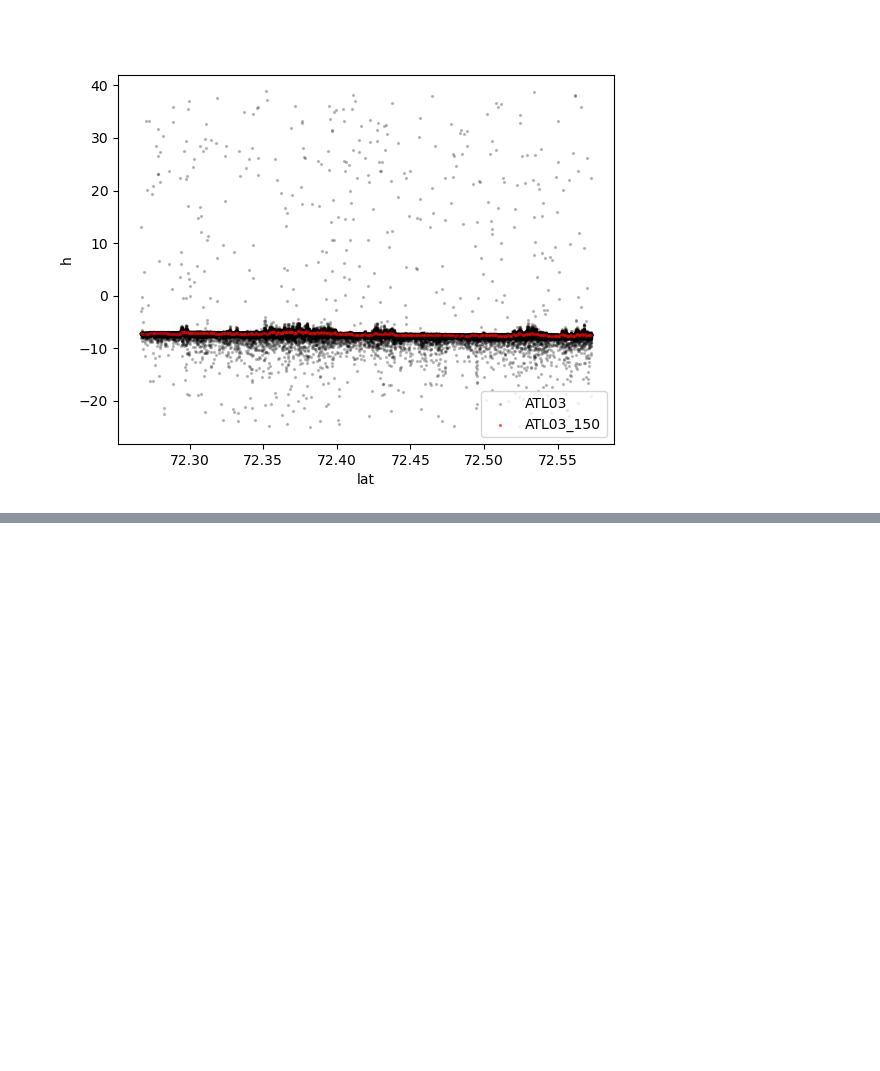
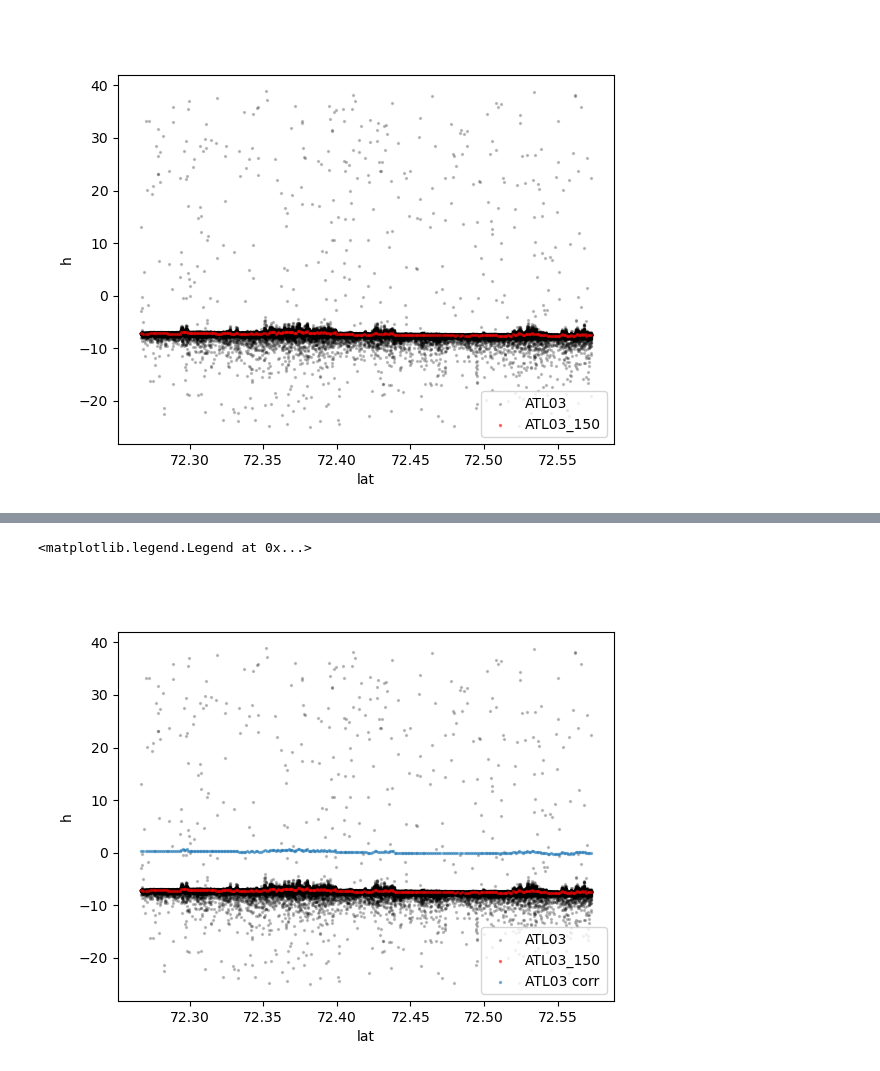
Before and after one commit to ICESAT-2HackWeek/2022Berg, a Jupyter notebook: contributors/isolde/OpenAlt_ATL03.ipynb, the cells around one changed output, grey strips where cells are left out. Cells and saved outputs as stored; diff of their text form; code cells hidden in the pictures; blank space fills up the shorter version.

```diff
--- a/contributors/isolde/OpenAlt_ATL03.ipynb
+++ b/contributors/isolde/OpenAlt_ATL03.ipynb
@@ -65,7 +71,3 @@ plt.legend(loc='lower right')
 # %% [output]
 <matplotlib.legend.Legend at 0x...>
 [figure]
-# %%
-
-mydata = dataCollector(oaurl=url,beam=gtx)
-mydata.requestData()
@@ -73,0 +76,21 @@ mydata.requestData()
+# %%
+# Prepare coordinate transformations between lat/lon and the ATL10 coordinate system
+crs=CRS.from_epsg(3413)
+to_xy_crs=Transformer.from_crs(crs.geodetic_crs, crs)
+to_geo_crs=Transformer.from_crs(crs, crs.geodetic_crs)
+
+# use the glob package to find the ATL11s that we downloaded
+file = 'processed_ATL07-01_20211222044914_13861301_005_01.h5'
+with h5py.File(file,'r') as h5f:
+    try:
+        lat=np.array(h5f['gt2l']['sea_ice_segments']['latitude'])
+        lon=np.array(h5f['gt2l']['sea_ice_segments']['longitude'])
+    except Exception:
+        pass
+    x,y = to_xy_crs.transform(lat, lon)
+    file_xyth={'x':x,'y':y,'lat':lat,'lon':lon,
+               'ocean_tides':np.array(h5f['gt2l']['sea_ice_segments']['geophysical']['height_segment_ocean']),
+               'inverted_barom':np.array(h5f['gt2l']['sea_ice_segments']['geophysical']['height_segment_ib']),
+               'mss':np.array(h5f['gt2l']['sea_ice_segments']['geophysical']['height_segment_mss']),
+               't':np.array(h5f['gt2l']['sea_ice_segments']['delta_time'])}
+    atl07 = pd.DataFrame(data=file_xyth)
@@ -73,0 +115,13 @@ mydata.requestData()
+# %%
+atl03_150['corr_h'] = atl03_150['h']-np.mean(atl07.mss)-np.mean(atl07.inverted_barom)-np.mean(atl07.ocean_tides)
+# %%
+fig = plt.figure()
+plt.scatter(mydata.atl03.lat,mydata.atl03.h,s=2, color='black', alpha=0.2,label='ATL03')
+plt.scatter(atl03_150.lat,atl03_150.h,s=2, color='red', alpha=0.5,label='ATL03_150')
+plt.scatter(atl03_150.lat,atl03_150.corr_h,s=2, alpha=0.5,label='ATL03 corr')
+plt.xlabel('lat')
+plt.ylabel('h')
+plt.legend(loc='lower right')
+# %% [output]
+<matplotlib.legend.Legend at 0x...>
+[figure, added]
```
Also changed, not shown: parts of 7 cells of this notebook.
